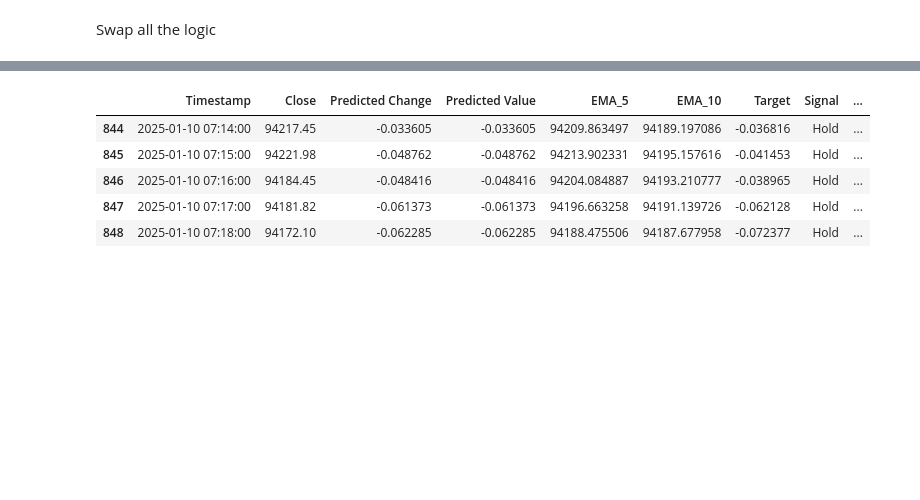
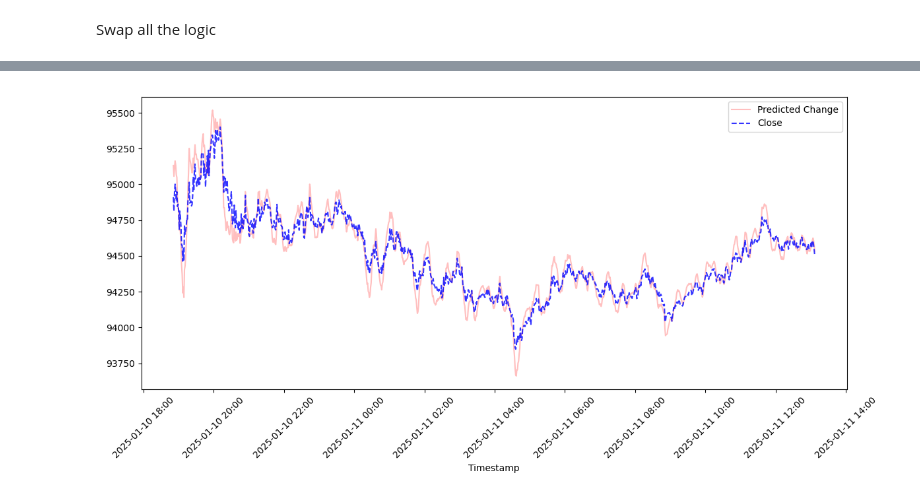
Before and after one commit to eycewind/binbot, a Jupyter notebook: log-analysis.ipynb, the cells around one changed output, grey strips where cells are left out. Drawn from its saved outputs; the diff is of its cells as text; code cells hidden in the pictures; blank space fills up the shorter version.

```diff
--- a/log-analysis.ipynb
+++ b/log-analysis.ipynb
@@ -109,9 +104,16 @@ log_data[log_data['Trade Action'].isin(['Buy', 'Sell'])].head()
-# %%
-log_data.tail()
-# %% [output]
-|  | Timestamp | Close | Predicted Change | Predicted Value | EMA_5 | EMA_10 | Target | Signal | ... |
-| 844 | 2025-01-10 07:14:00 | 94217.45 | -0.033605 | -0.033605 | 94209.863497 | 94189.197086 | -0.036816 | Hold | ... |
-| 845 | 2025-01-10 07:15:00 | 94221.98 | -0.048762 | -0.048762 | 94213.902331 | 94195.157616 | -0.041453 | Hold | ... |
-| 846 | 2025-01-10 07:16:00 | 94184.45 | -0.048416 | -0.048416 | 94204.084887 | 94193.210777 | -0.038965 | Hold | ... |
-| 847 | 2025-01-10 07:17:00 | 94181.82 | -0.061373 | -0.061373 | 94196.663258 | 94191.139726 | -0.062128 | Hold | ... |
-| 848 | 2025-01-10 07:18:00 | 94172.10 | -0.062285 | -0.062285 | 94188.475506 | 94187.677958 | -0.072377 | Hold | ... |
+# %%
+plt.clf()
+plt.figure(figsize=(12, 6))
+
+# Plot predicted percentage changes
+plt.plot(log_data['Timestamp'], log_data['Predicted Value'], label='Predicted Change', color='red', alpha=0.25)
+plt.plot(log_data['Timestamp'], log_data['Close'], label='Close', color='blue', linestyle='--', alpha=0.8)
+plt.xlabel("Timestamp")
+plt.gca().xaxis.set_major_locator(mdates.AutoDateLocator())
+plt.gca().xaxis.set_major_formatter(mdates.DateFormatter('%Y-%m-%d %H:%M'))
+plt.xticks(rotation=45)
+plt.legend()
+
+plt.tight_layout()
+# %% [output]
+[figure, added]
```
Also changed, not shown: parts of 4 cells of this notebook, 31 other files.
